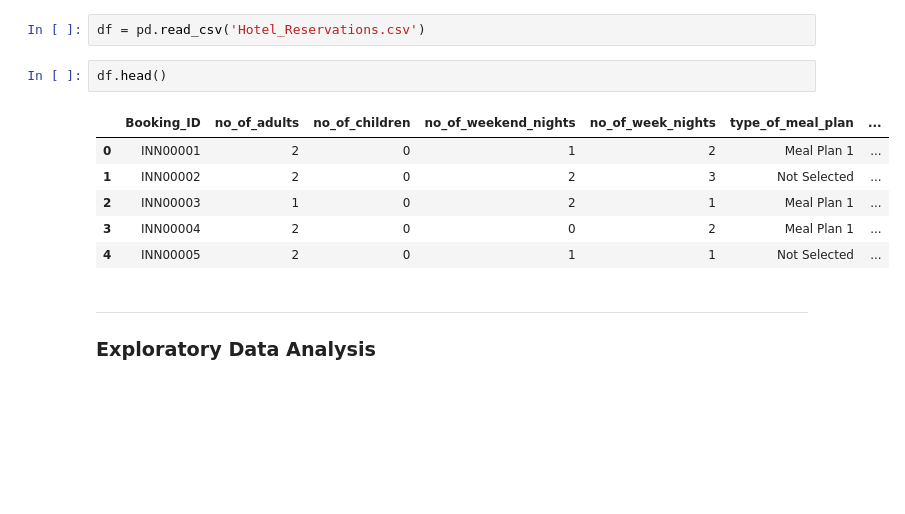
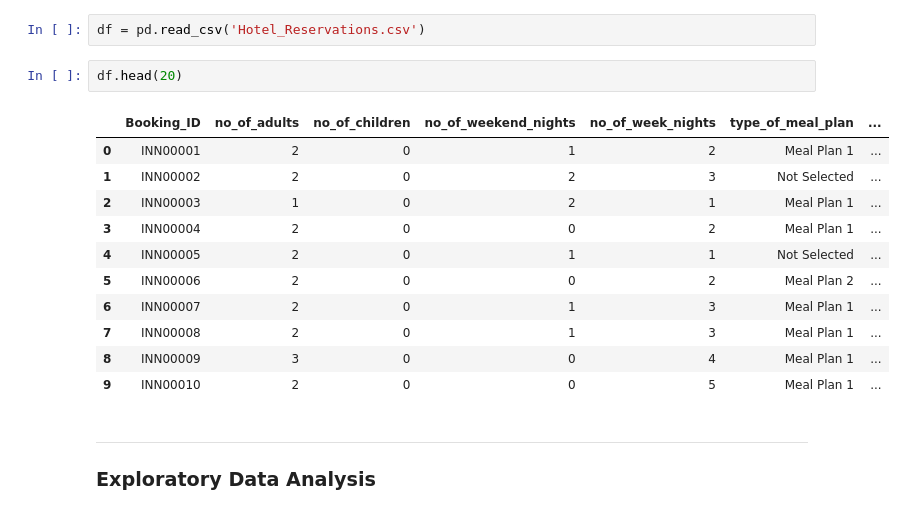
Before and after one commit to jorgeluisgalarraga/hotel_reservation_predictions, a Jupyter notebook: Hotel_Reservations_Prediction.ipynb, the cells around one changed output. Saved outputs shown, nothing was run; the diff lists cells and outputs as text; blank space fills up the shorter version.

Commit message:
add a number to head

```diff
--- a/Hotel_Reservations_Prediction.ipynb
+++ b/Hotel_Reservations_Prediction.ipynb
@@ -8,14 +8,19 @@ from matplotlib import pyplot as plt
 # %%
 df = pd.read_csv('Hotel_Reservations.csv')
 # %%
-df.head()
+df.head(20)
 # %% [output]
 |  | Booking_ID | no_of_adults | no_of_children | no_of_weekend_nights | no_of_week_nights | type_of_meal_plan | ... |
 | 0 | INN00001 | 2 | 0 | 1 | 2 | Meal Plan 1 | ... |
 | 1 | INN00002 | 2 | 0 | 2 | 3 | Not Selected | ... |
 | 2 | INN00003 | 1 | 0 | 2 | 1 | Meal Plan 1 | ... |
 | 3 | INN00004 | 2 | 0 | 0 | 2 | Meal Plan 1 | ... |
 | 4 | INN00005 | 2 | 0 | 1 | 1 | Not Selected | ... |
+| 5 | INN00006 | 2 | 0 | 0 | 2 | Meal Plan 2 | ... |
+| 6 | INN00007 | 2 | 0 | 1 | 3 | Meal Plan 1 | ... |
+| 7 | INN00008 | 2 | 0 | 1 | 3 | Meal Plan 1 | ... |
+| 8 | INN00009 | 3 | 0 | 0 | 4 | Meal Plan 1 | ... |
+| 9 | INN00010 | 2 | 0 | 0 | 5 | Meal Plan 1 | ... |
 # %% [markdown]
 ---
 ### Exploratory Data Analysis
```
Also changed, not shown: parts of 11 cells of this notebook.
